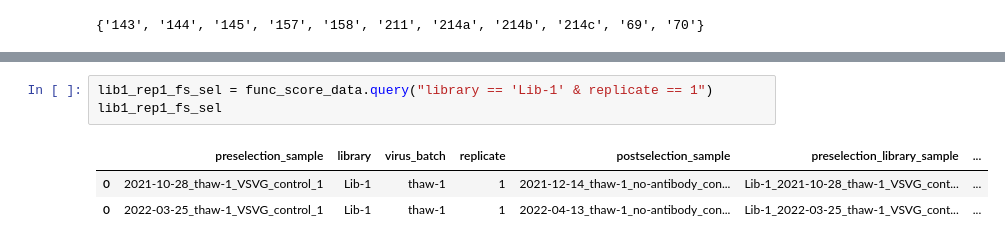
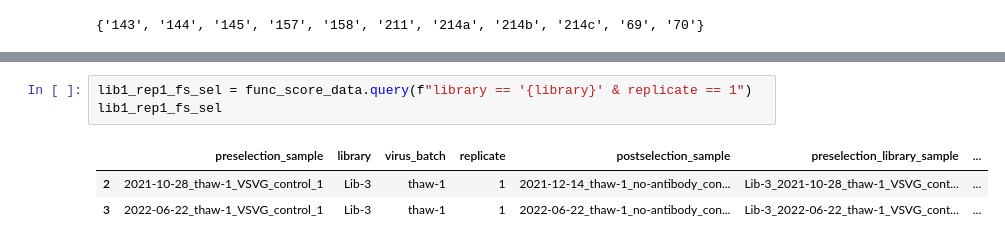
Before and after one commit to matsengrp/multidms, a Jupyter notebook: notebooks/fit_omicron_delta_data.ipynb, the cells around one changed output, grey strips where cells are left out. Drawn from its saved outputs; the diff is of its cells as text.

```diff
--- a/notebooks/fit_omicron_delta_data.ipynb
+++ b/notebooks/fit_omicron_delta_data.ipynb
@@ -120,10 +124,10 @@ set.symmetric_difference(
 # %%
-lib1_rep1_fs_sel = func_score_data.query("library == 'Lib-1' & replicate == 1")
+lib1_rep1_fs_sel = func_score_data.query(f"library == '{library}' & replicate == 1")
 lib1_rep1_fs_sel
 # %% [output]
 |  | preselection_sample | library | virus_batch | replicate | postselection_sample | preselection_library_sample | ... |
-| 0 | 2021-10-28_thaw-1_VSVG_control_1 | Lib-1 | thaw-1 | 1 | 2021-12-14_thaw-1_no-antibody_con... | Lib-1_2021-10-28_thaw-1_VSVG_cont... | ... |
-| 0 | 2022-03-25_thaw-1_VSVG_control_1 | Lib-1 | thaw-1 | 1 | 2022-04-13_thaw-1_no-antibody_con... | Lib-1_2022-03-25_thaw-1_VSVG_cont... | ... |
+| 2 | 2021-10-28_thaw-1_VSVG_control_1 | Lib-3 | thaw-1 | 1 | 2021-12-14_thaw-1_no-antibody_con... | Lib-3_2021-10-28_thaw-1_VSVG_cont... | ... |
+| 3 | 2022-06-22_thaw-1_VSVG_control_1 | Lib-3 | thaw-1 | 1 | 2022-06-22_thaw-1_no-antibody_con... | Lib-3_2022-06-22_thaw-1_VSVG_cont... | ... |
 # %%
 func_score_df = pd.DataFrame()
 for idx, row in lib1_rep1_fs_sel.iterrows():
```
Also changed, not shown: parts of 19 cells of this notebook, 4 other files.
